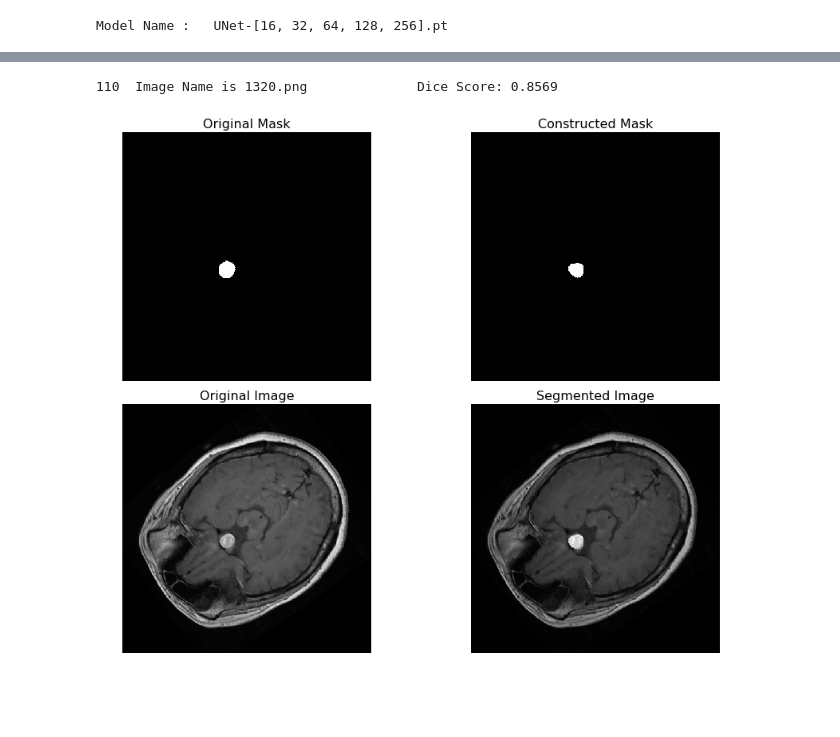
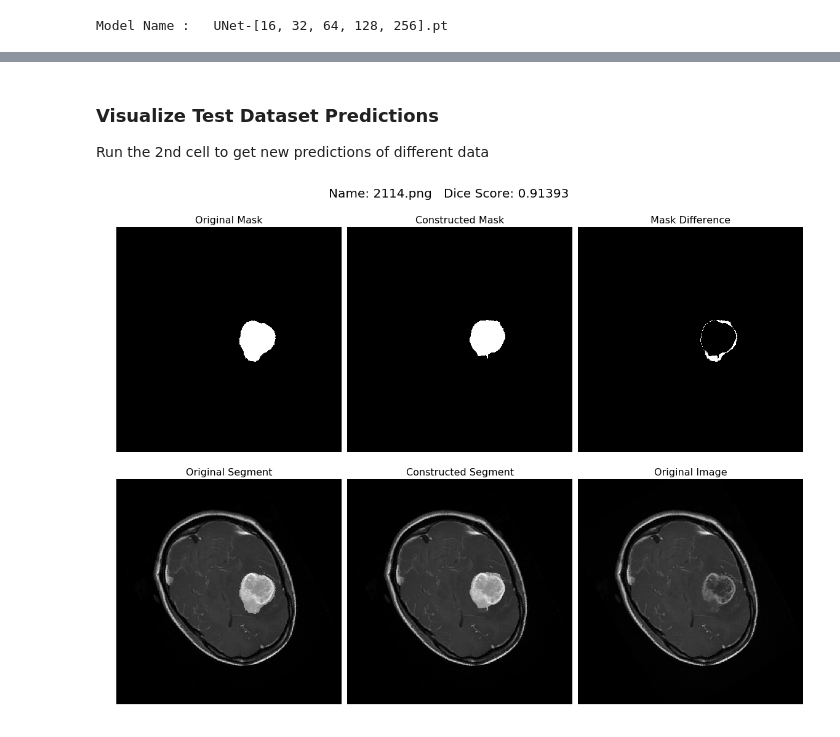
Before and after one commit to sdsubhajitdas/Brain-Tumor-Segmentation, a Jupyter notebook: Tumor Segmentation.ipynb, the cells around one changed output, grey strips where cells are left out. Cells and saved outputs as stored; diff of their text form; code cells hidden in the pictures; blank space fills up the shorter version.

```diff
--- a/Tumor Segmentation.ipynb
+++ b/Tumor Segmentation.ipynb
@@ -47,11 +112,7 @@ Model Name :   UNet-[16, 32, 64, 128, 256].pt
 # %%
 tumor_dataset = dataset.TumorDataset(DATASET_PATH)
 
-indices = list(range(len(tumor_dataset)))
-np.random.shuffle(indices)
-split = int(np.floor(TEST_SPLIT * len(tumor_dataset)))
-
-train_indices , test_indices = indices[split:], indices[:split]
+train_indices, test_indices = get_indices(len(tumor_dataset))
 train_sampler, test_sampler = SubsetRandomSampler(train_indices), SubsetRandomSampler(test_indices)
 
 trainloader = torch.utils.data.DataLoader(tumor_dataset, BATCH_SIZE, sampler=train_sampler)
@@ -80,16 +149,14 @@ for _ in range(till):
 # %%
+# Training process
 if TRAIN:
     unet_model.train()
-    unet_train_history = unet_classifier.train(EPOCHS,trainloader,mini_batch=100)
+    path = os.path.join('saved_models',MODEL_NAME) if SAVE_MODEL else None
+    unet_train_history = unet_classifier.train(EPOCHS,trainloader,mini_batch=100,save_best=path)
     print(f'Training Finished after {EPOCHS} epoches')
-    if SAVE_MODEL:
-        path = os.path.join('saved_models',MODEL_NAME)
-        unet_classifier.save_model(path)
-        print(f'\tModel saved at location: {path}')
-    unet_score = unet_classifier.test(testloader)
-    print(f'\n\nDice Score {unet_score}')
-else:
-    unet_model.eval()
-    unet_score = unet_classifier.test(testloader)
-    print(f'Dice Score {unet_score}')
+
+# Testing process on test data.
+unet_model.eval()
+unet_score = unet_classifier.test(testloader)
+print(f'\n\nDice Score {unet_score}')
+# Dice Score 0.7446110107881675
 # %% [output]
@@ -107,15 +173,18 @@ plot.loss_graph(unet_train_history['train_loss'],save_plot)
+# %% [markdown]
+### Visualize Test Dataset Predictions
+Run the 2nd cell to get new predictions of different data
 # %%
 i=0
 # %%
+# Run this cell repeatedly to see some results.
 image_index = test_indices[i]
 sample = tumor_dataset[image_index]
 image, mask, output, d_score = unet_classifier.predict(sample,0.65)
-print(f'{i}  Image Name is {image_index}.png\t\t Dice Score: {d_score:.4f}')
-save_path = os.path.join('images',f'{d_score:.4f}_{image_index}.png')
-plot.result(image,mask,output,0.4,save_path=save_path)
+title = f'Name: {image_index}.png   Dice Score: {d_score:.5f}'
+# save_path = os.path.join('images',f'{d_score:.5f}_{image_index}.png')
+plot.result(image,mask,output,title,save_path=None)
 i += 1
 if i >= len(test_indices):
     i = 0
 # %% [output]
-110  Image Name is 1320.png              Dice Score: 0.8569
-[figure, old version]
+[figure, new version]
```
Also changed, not shown: parts of 16 cells of this notebook.
